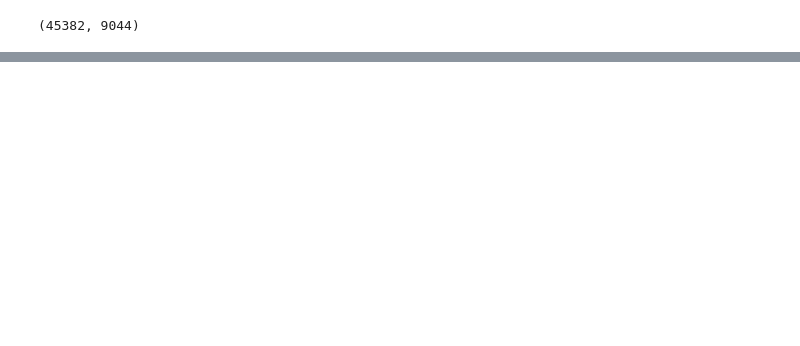
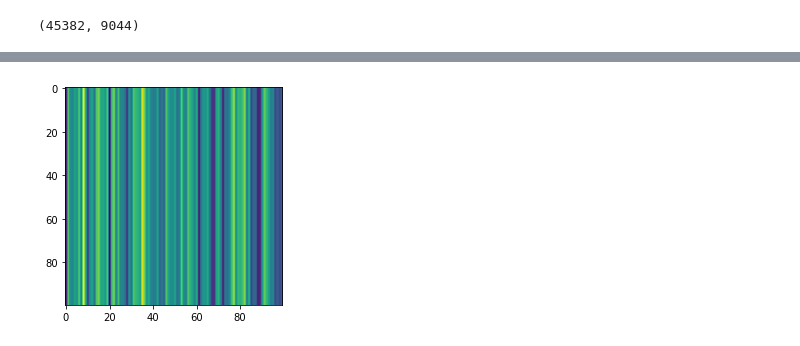
Before and after one commit to Dhruba44/capstone_projectb, a Jupyter notebook: Cap2_models.ipynb, the cells around one changed output, grey strips where cells are left out. Drawn from its saved outputs; the diff is of its cells as text; code cells hidden in the pictures; blank space fills up the shorter version.

```diff
--- a/Cap2_models.ipynb
+++ b/Cap2_models.ipynb
@@ -578,0 +638,7 @@ images[0]
+# %%
+import matplotlib.pyplot as plt
+image = images[0]
+plt.imshow(image)
+plt.show()
+# %% [output]
+[figure, added]
```
Also changed, not shown: parts of 33 cells of this notebook.
